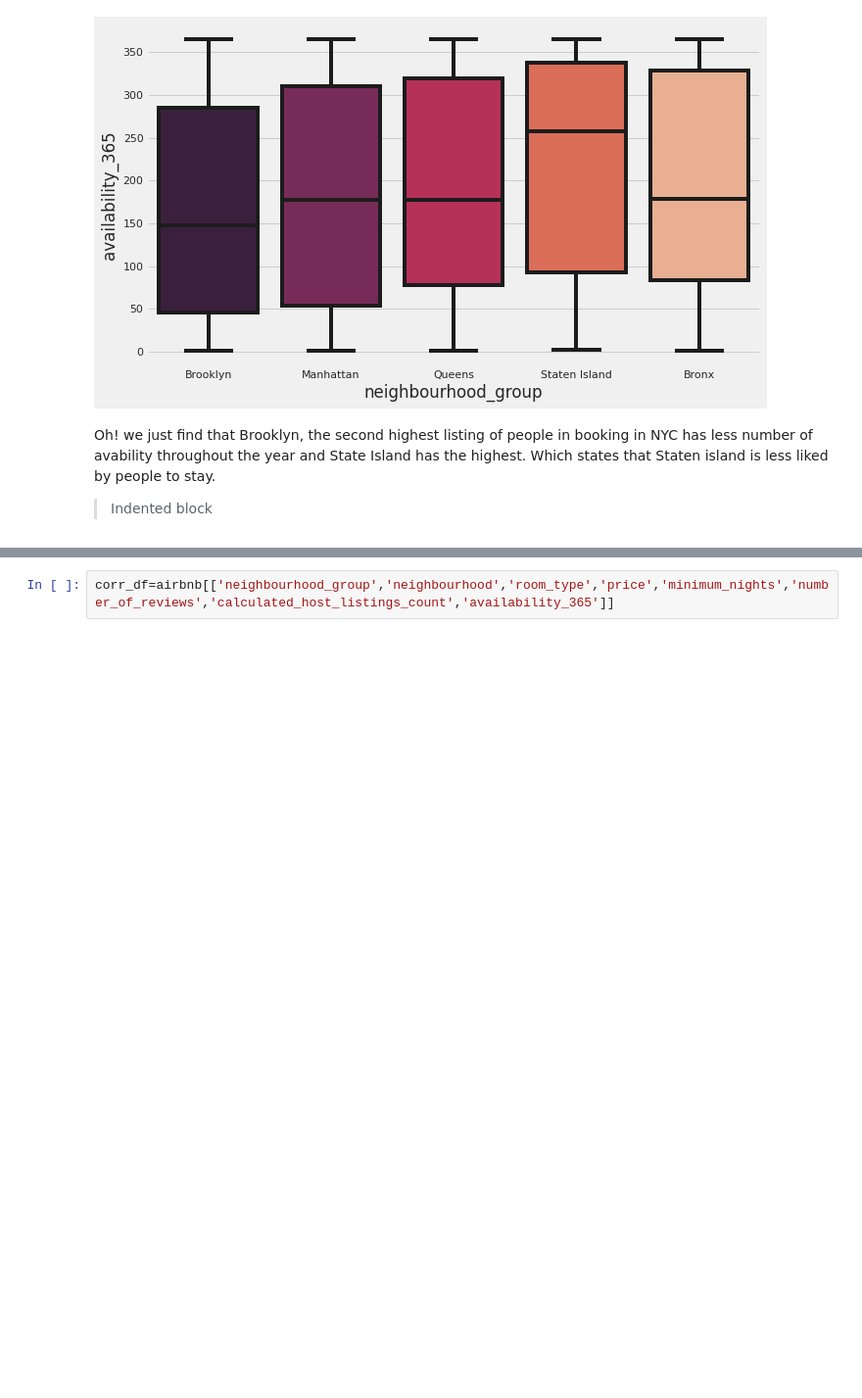
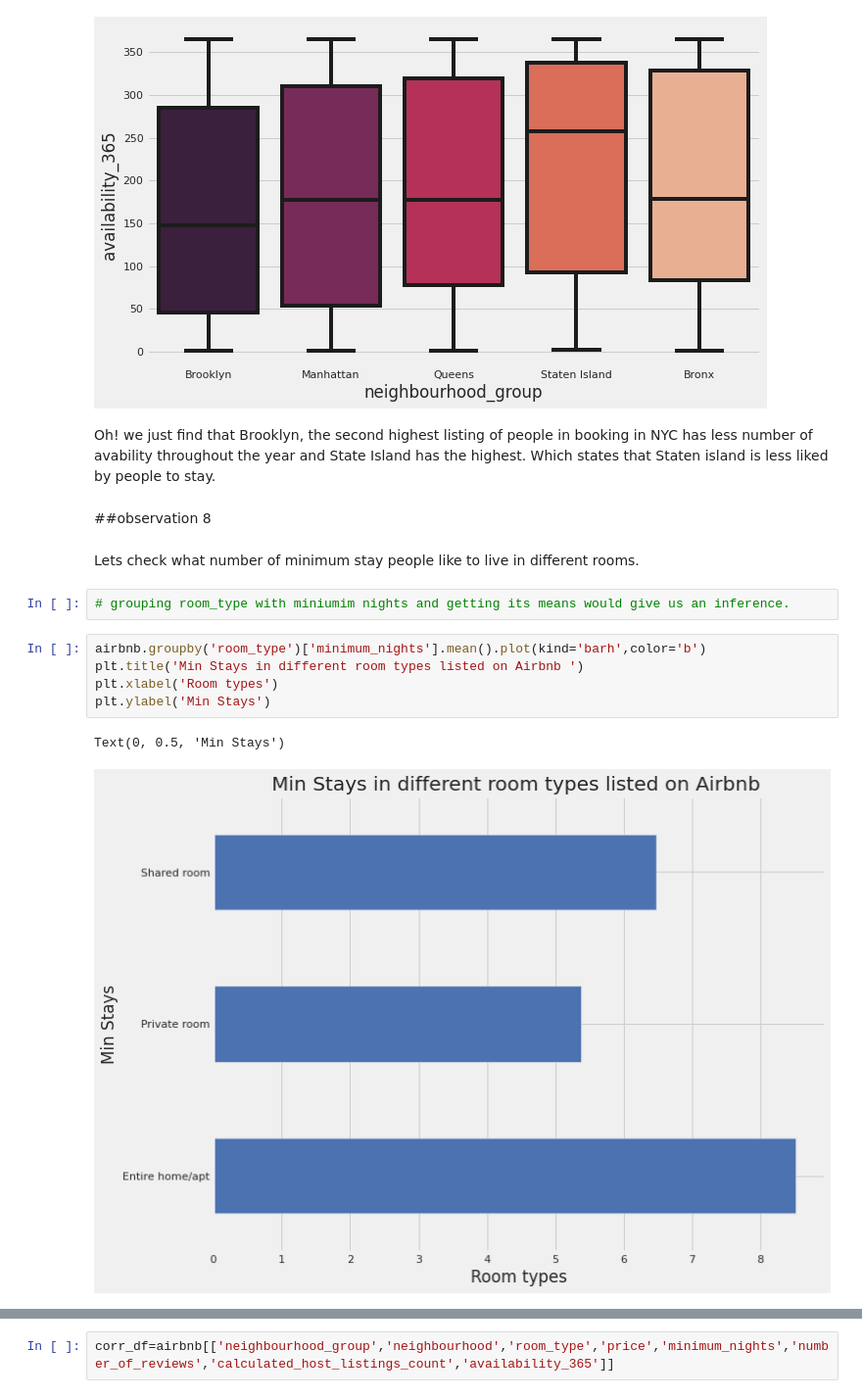
Before and after one commit to ChandanBar/EDA_on_airbnb, a Jupyter notebook: CB_Airbnb_Bookings_Analysis_team_Artistic_Algorithm.ipynb, the cells around one changed output, grey strips where cells are left out. Shown at 98% size. Drawn from its saved outputs; the diff is of its cells as text; blank space fills up the shorter version.

```diff
--- a/CB_Airbnb_Bookings_Analysis_team_Artistic_Algorithm.ipynb
+++ b/CB_Airbnb_Bookings_Analysis_team_Artistic_Algorithm.ipynb
@@ -503,5 +505,17 @@ ax = sns.boxplot(data=avability_df, x='neighbourhood_group',y='availability_365'
 [figure]
 # %% [markdown]
 Oh! we just find that Brooklyn, the second highest listing of people in booking in NYC has less number of avability throughout the year and State Island has the highest. Which states that Staten island is less liked by people to stay.
-
-> Indented block
+# %% [markdown]
+##observation 8
+# %% [markdown]
+Lets check what number of minimum stay people like to live in different rooms.
+# %%
+# grouping room_type with miniumim nights and getting its means would give us an inference.
+# %%
+airbnb.groupby('room_type')['minimum_nights'].mean().plot(kind='barh',color='b')
+plt.title('Min Stays in different room types listed on Airbnb ')
+plt.xlabel('Room types')
+plt.ylabel('Min Stays')
+# %% [output]
+Text(0, 0.5, 'Min Stays')
+[figure, added]
```
Also changed, not shown: parts of 12 cells of this notebook.
